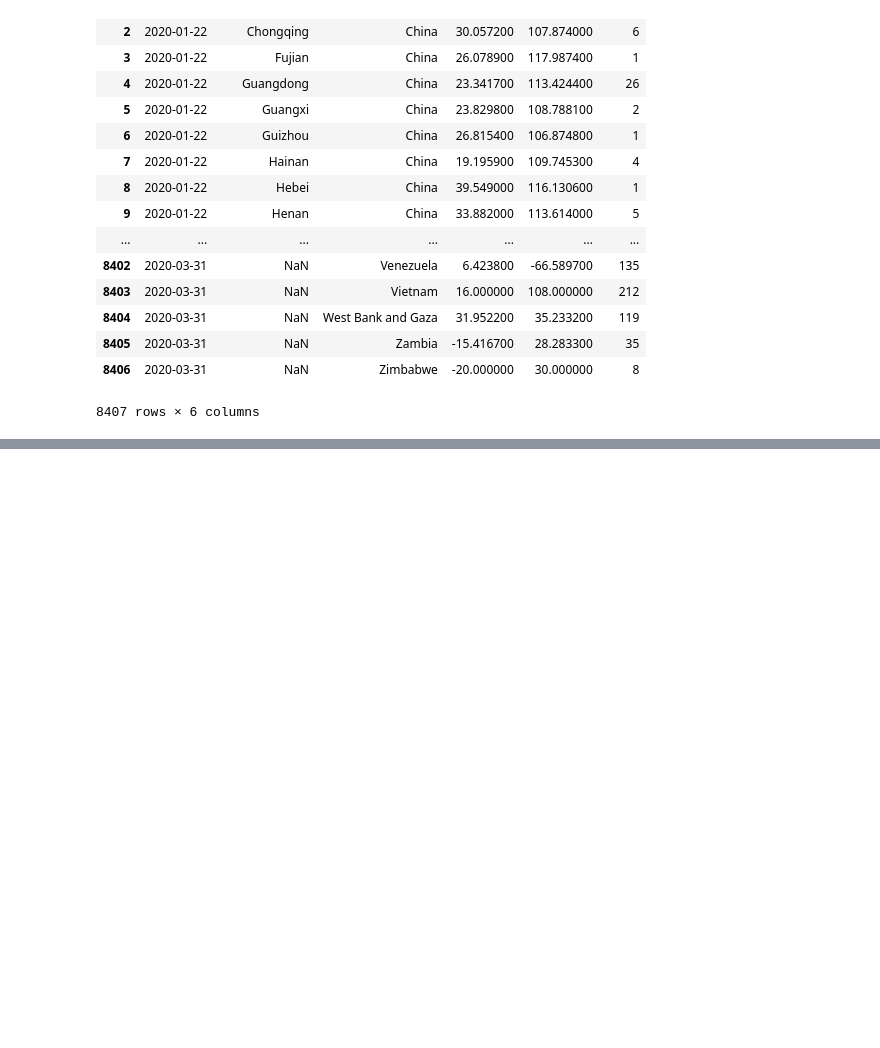
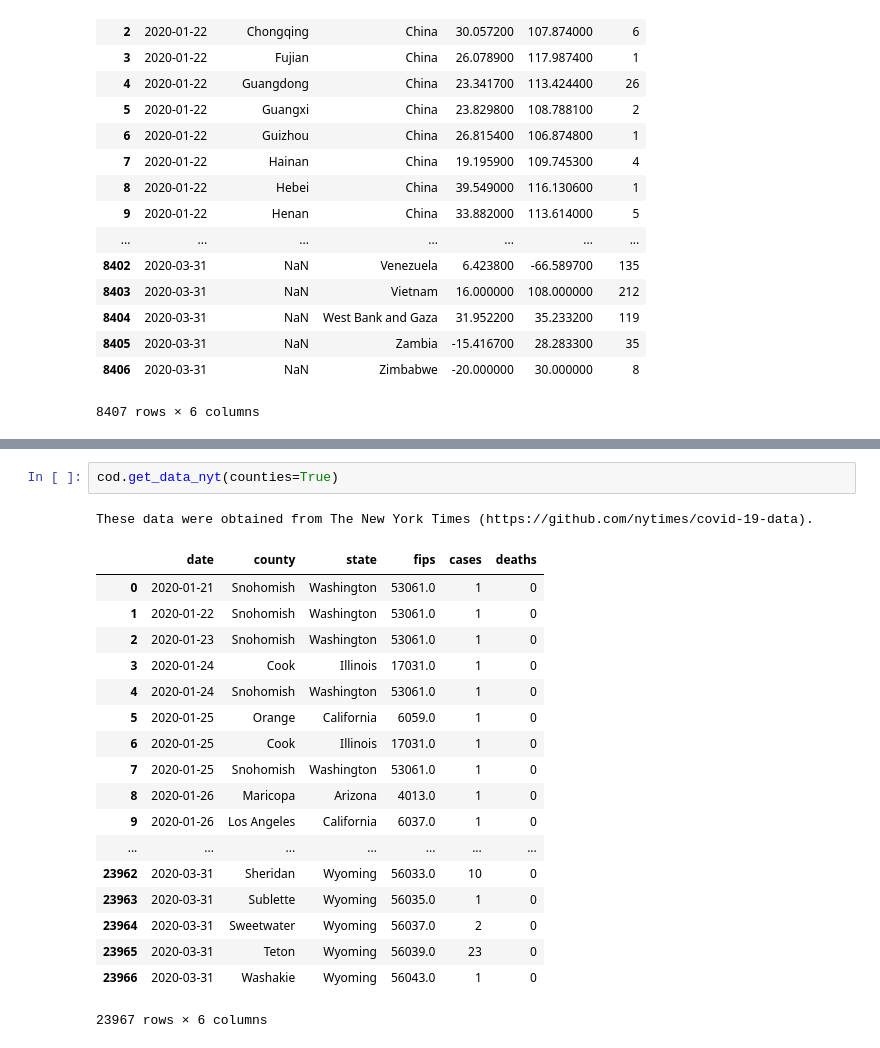
Before and after one commit to PayneLab/covid19pandas, a Jupyter notebook: docs/tutorial1_load_data.ipynb, the cells around one changed output, grey strips where cells are left out. Cells and saved outputs as stored; diff of their text form; blank space fills up the shorter version.

```diff
--- a/docs/tutorial1_load_data.ipynb
+++ b/docs/tutorial1_load_data.ipynb
@@ -108,0 +165,22 @@ Note: With a "wide" format table, you can only have one data type (cases, deaths
+# %%
+cod.get_data_nyt(counties=True)
+# %% [output]
+These data were obtained from The New York Times (https://github.com/nytimes/covid-19-data).
+|  | date | county | state | fips | cases | deaths |
+| 0 | 2020-01-21 | Snohomish | Washington | 53061.0 | 1 | 0 |
+| 1 | 2020-01-22 | Snohomish | Washington | 53061.0 | 1 | 0 |
+| 2 | 2020-01-23 | Snohomish | Washington | 53061.0 | 1 | 0 |
+| 3 | 2020-01-24 | Cook | Illinois | 17031.0 | 1 | 0 |
+| 4 | 2020-01-24 | Snohomish | Washington | 53061.0 | 1 | 0 |
+| 5 | 2020-01-25 | Orange | California | 6059.0 | 1 | 0 |
+| 6 | 2020-01-25 | Cook | Illinois | 17031.0 | 1 | 0 |
+| 7 | 2020-01-25 | Snohomish | Washington | 53061.0 | 1 | 0 |
+| 8 | 2020-01-26 | Maricopa | Arizona | 4013.0 | 1 | 0 |
+| 9 | 2020-01-26 | Los Angeles | California | 6037.0 | 1 | 0 |
+| ... | ... | ... | ... | ... | ... | ... |
+| 23962 | 2020-03-31 | Sheridan | Wyoming | 56033.0 | 10 | 0 |
+| 23963 | 2020-03-31 | Sublette | Wyoming | 56035.0 | 1 | 0 |
+| 23964 | 2020-03-31 | Sweetwater | Wyoming | 56037.0 | 2 | 0 |
+| 23965 | 2020-03-31 | Teton | Wyoming | 56039.0 | 23 | 0 |
+| 23966 | 2020-03-31 | Washakie | Wyoming | 56043.0 | 1 | 0 |
+23967 rows × 6 columns
```
Also changed, not shown: parts of 14 cells of this notebook, 2 other files.
